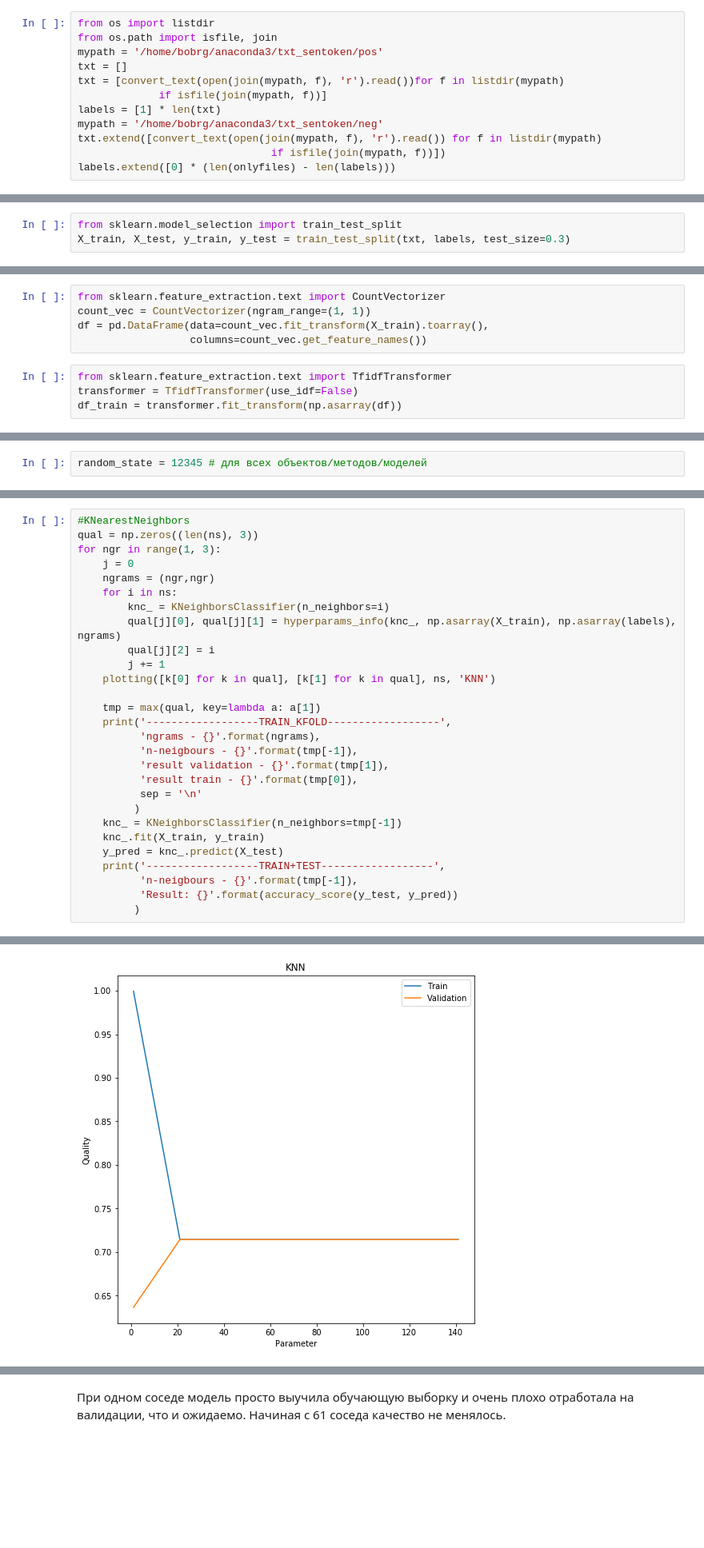
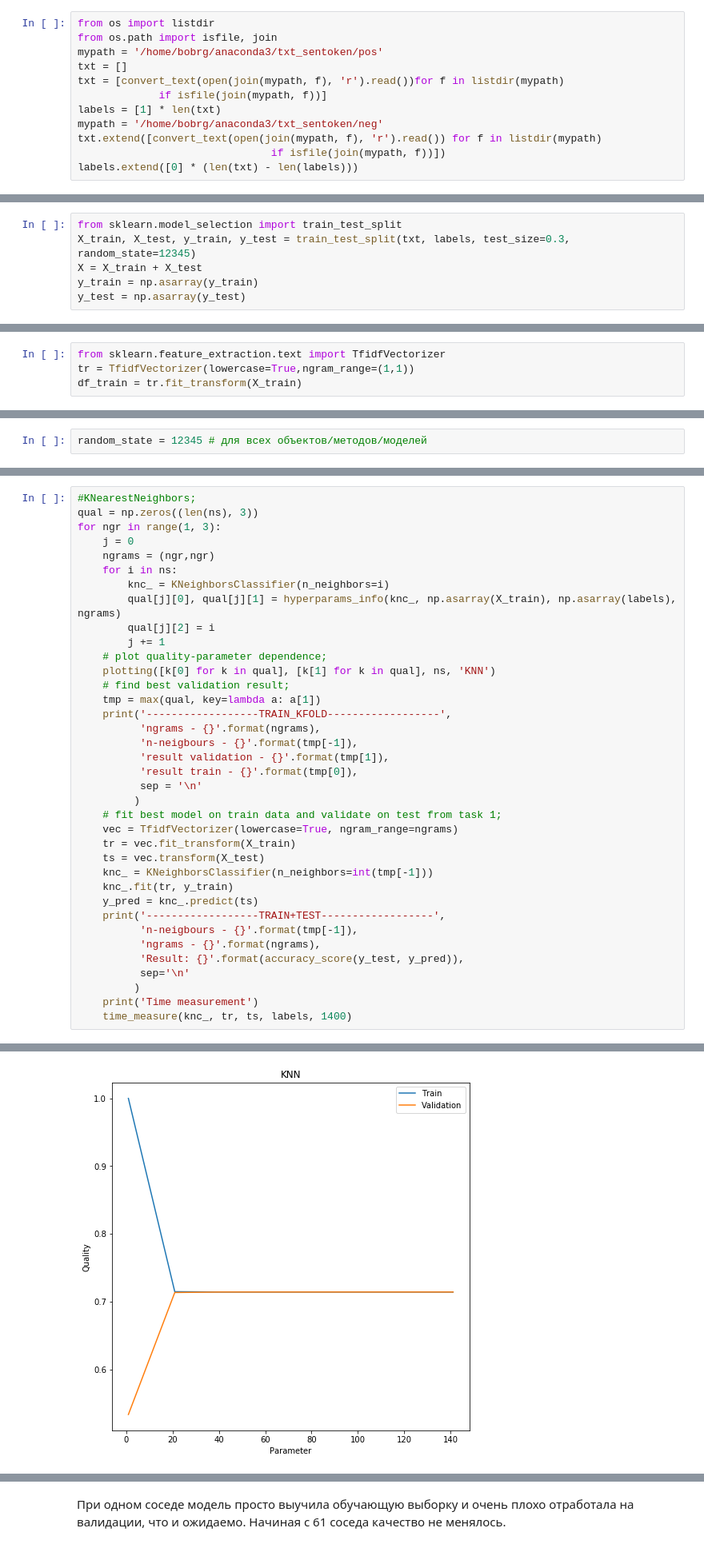
Before and after one commit to BobrG/IreneGit, a Jupyter notebook: hw2.ipynb, the cells around one changed output, grey strips where cells are left out. Shown at 80% size. Drawn from its saved outputs; the diff is of its cells as text; blank space fills up the shorter version.

Commit message:
task 3 finished reorganisation

````diff
--- a/hw2.ipynb
+++ b/hw2.ipynb
@@ -68,7 +68,7 @@ labels = [1] * len(txt)
 mypath = '/home/bobrg/anaconda3/txt_sentoken/neg'
 txt.extend([convert_text(open(join(mypath, f), 'r').read()) for f in listdir(mypath)
                                if isfile(join(mypath, f))])
-labels.extend([0] * (len(onlyfiles) - len(labels)))
+labels.extend([0] * (len(txt) - len(labels)))
 # %%
 len(txt)
 # %% [output]
@@ -105,5 +105,8 @@ random_state=12345
 ```
 # %%
 from sklearn.model_selection import train_test_split
-X_train, X_test, y_train, y_test = train_test_split(txt, labels, test_size=0.3)
+X_train, X_test, y_train, y_test = train_test_split(txt, labels, test_size=0.3, random_state=12345)
+X = X_train + X_test
+y_train = np.asarray(y_train)
+y_test = np.asarray(y_test)
 # %%
@@ -115,11 +118,6 @@ len(X_train) / len(txt)
 
 EXPAND!
 # %%
-from sklearn.feature_extraction.text import CountVectorizer
-count_vec = CountVectorizer(ngram_range=(1, 1))
-df = pd.DataFrame(data=count_vec.fit_transform(X_train).toarray(),
-                  columns=count_vec.get_feature_names())
+from sklearn.feature_extraction.text import TfidfVectorizer
+tr = TfidfVectorizer(lowercase=True,ngram_range=(1,1))
+df_train = tr.fit_transform(X_train)
-# %%
-from sklearn.feature_extraction.text import TfidfTransformer
-transformer = TfidfTransformer(use_idf=False)
-df_train = transformer.fit_transform(np.asarray(df))
@@ -367,5 +358,5 @@ def time_measure(model, data, labels, ii):
 # %%
-#KNearestNeighbors
+#KNearestNeighbors;
 qual = np.zeros((len(ns), 3))
 for ngr in range(1, 3):
     j = 0
@@ -375,8 +366,9 @@ for ngr in range(1, 3):
         qual[j][0], qual[j][1] = hyperparams_info(knc_, np.asarray(X_train), np.asarray(labels), ngrams)
         qual[j][2] = i
         j += 1
+    # plot quality-parameter dependence;
     plotting([k[0] for k in qual], [k[1] for k in qual], ns, 'KNN')
-
+    # find best validation result;
     tmp = max(qual, key=lambda a: a[1])
     print('------------------TRAIN_KFOLD------------------',
           'ngrams - {}'.format(ngrams),
@@ -385,13 +377,21 @@ for ngr in range(1, 3):
           'result train - {}'.format(tmp[0]),
           sep = '\n'
          )
-    knc_ = KNeighborsClassifier(n_neighbors=tmp[-1])
-    knc_.fit(X_train, y_train)
-    y_pred = knc_.predict(X_test)
+    # fit best model on train data and validate on test from task 1;
+    vec = TfidfVectorizer(lowercase=True, ngram_range=ngrams)
+    tr = vec.fit_transform(X_train)
+    ts = vec.transform(X_test)
+    knc_ = KNeighborsClassifier(n_neighbors=int(tmp[-1]))
+    knc_.fit(tr, y_train)
+    y_pred = knc_.predict(ts)
     print('------------------TRAIN+TEST------------------',
           'n-neigbours - {}'.format(tmp[-1]),
-          'Result: {}'.format(accuracy_score(y_test, y_pred))
+          'ngrams - {}'.format(ngrams),
+          'Result: {}'.format(accuracy_score(y_test, y_pred)),
+          sep='\n'
          )
+    print('Time measurement')
+    time_measure(knc_, tr, ts, labels, 1400)
 # %% [output]
 ------------------TRAIN_KFOLD------------------
 ngrams - (1, 1)
@@ -402 +413 @@ ValueError: Found input variables with inconsistent numbers of samples: [1, 1400
-[figure, old version]
+[figure, new version]
````
Also changed, not shown: parts of 27 cells of this notebook.
